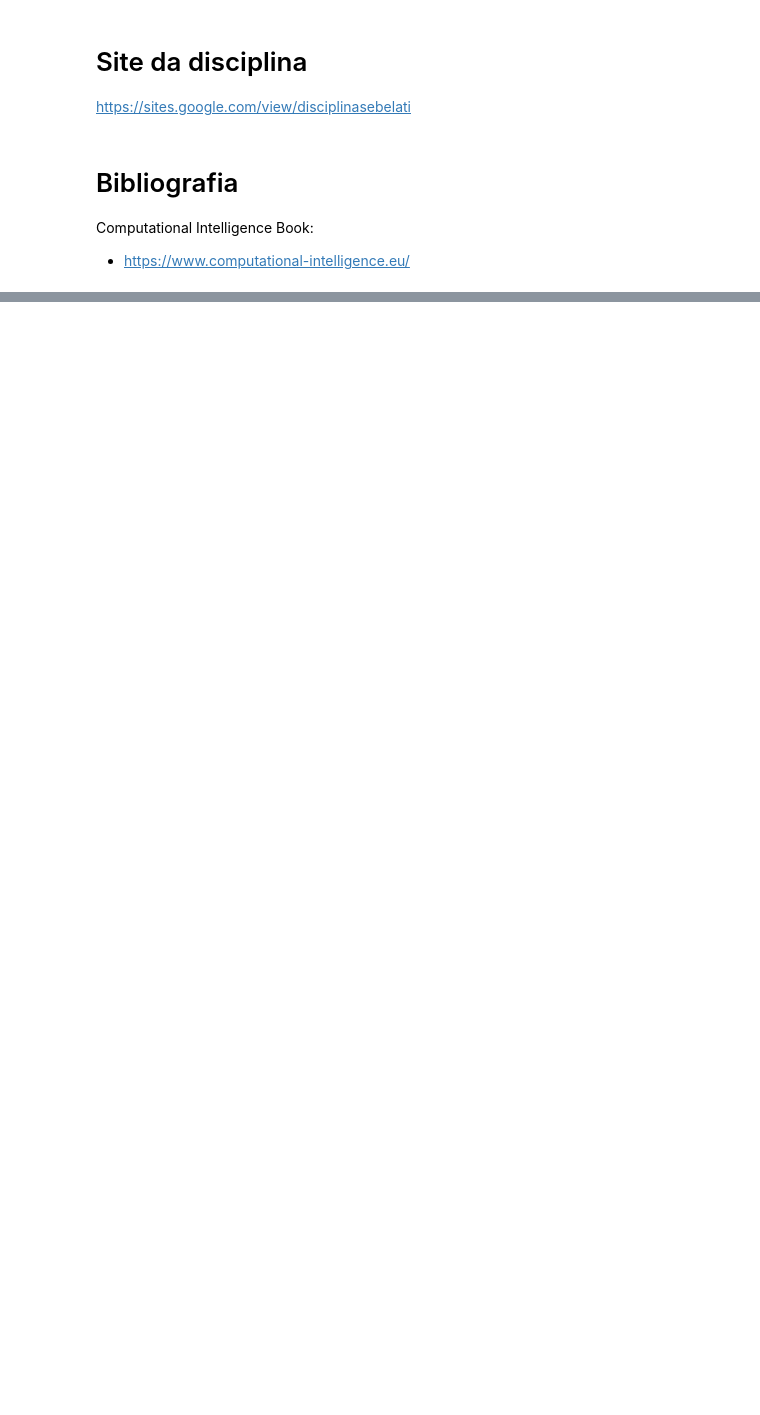
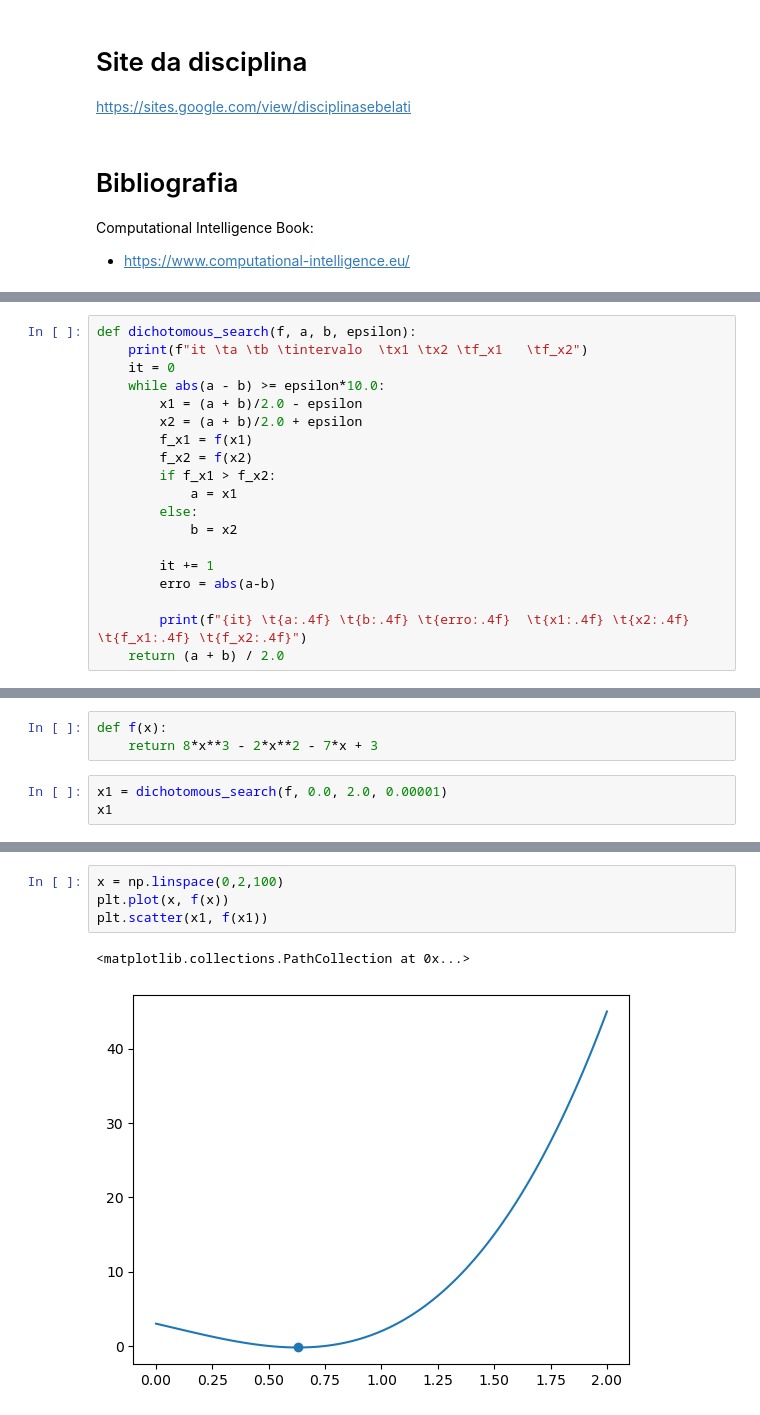
Before and after one commit to properallan/ENE300, a Jupyter notebook: notas/notas.ipynb, the cells around one changed output, grey strips where cells are left out. Cells and saved outputs as stored; diff of their text form; blank space fills up the shorter version.

```diff
--- a/notas/notas.ipynb
+++ b/notas/notas.ipynb
@@ -28,0 +79,19 @@ ModuleNotFoundError: No module named 'matplotlib'
+# %%
+def dichotomous_search(f, a, b, epsilon):
+    print(f"it \ta \tb \tintervalo  \tx1 \tx2 \tf_x1   \tf_x2")
+    it = 0
+    while abs(a - b) >= epsilon*10.0:
+        x1 = (a + b)/2.0 - epsilon
+        x2 = (a + b)/2.0 + epsilon
+        f_x1 = f(x1)
+        f_x2 = f(x2)
+        if f_x1 > f_x2:
+            a = x1
+        else:
+            b = x2
+
+        it += 1
+        erro = abs(a-b)
+
+        print(f"{it} \t{a:.4f} \t{b:.4f} \t{erro:.4f}  \t{x1:.4f} \t{x2:.4f} \t{f_x1:.4f} \t{f_x2:.4f}")
+    return (a + b) / 2.0
@@ -28,0 +121,6 @@ ModuleNotFoundError: No module named 'matplotlib'
+# %%
+def f(x):
+    return 8*x**3 - 2*x**2 - 7*x + 3
+# %%
+x1 = dichotomous_search(f, 0.0, 2.0, 0.00001)
+x1
@@ -28,0 +145,7 @@ ModuleNotFoundError: No module named 'matplotlib'
+# %%
+x = np.linspace(0,2,100)
+plt.plot(x, f(x))
+plt.scatter(x1, f(x1))
+# %% [output]
+<matplotlib.collections.PathCollection at 0x...>
+[figure, added]
```
Also changed, not shown: parts of 13 cells of this notebook.
